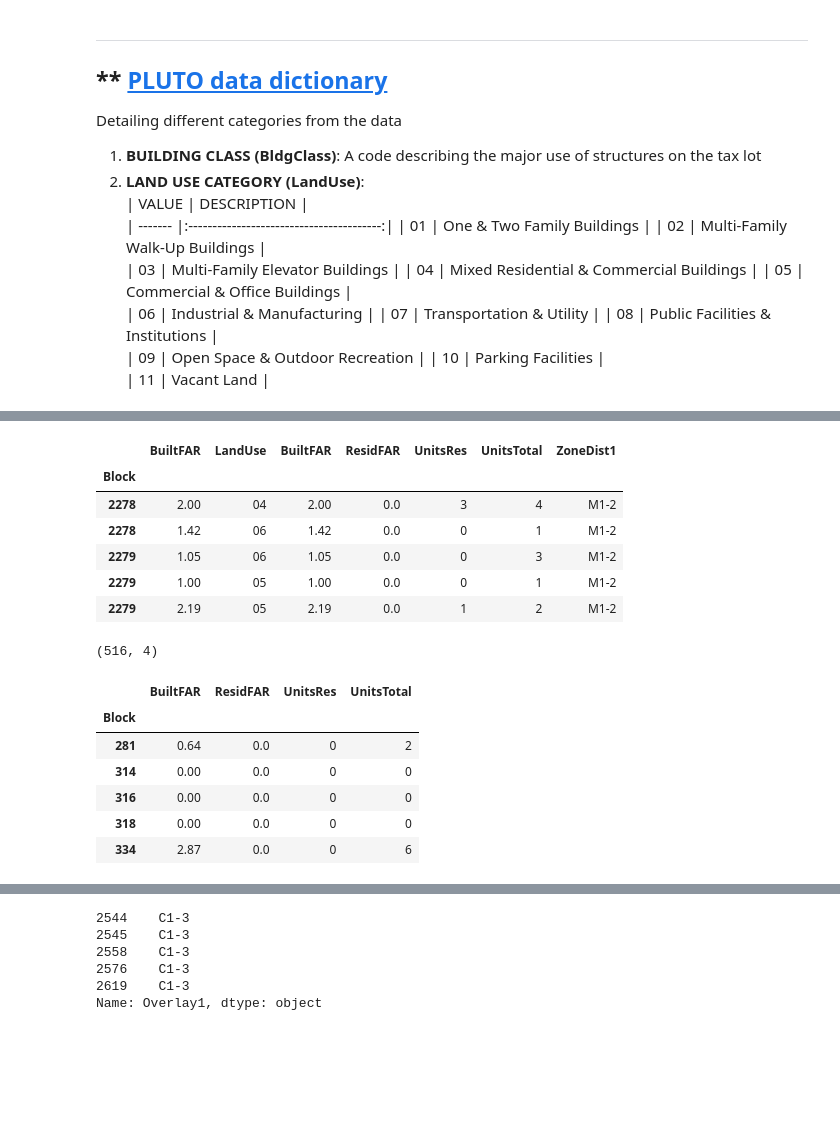
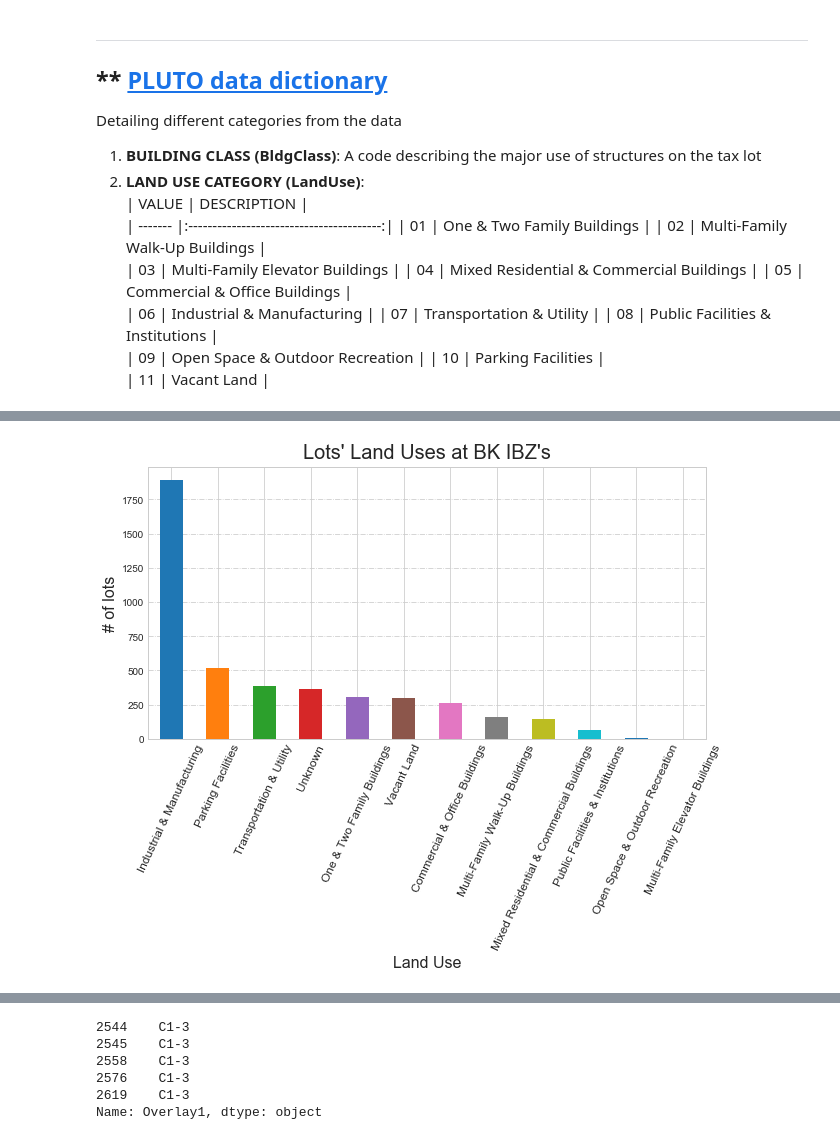
Before and after one commit to drawbrooklyn/IBZ_analysis, a Jupyter notebook: IBZ_analysis.ipynb, the cells around one changed output, grey strips where cells are left out. Drawn from its saved outputs; the diff is of its cells as text; code cells hidden in the pictures; blank space fills up the shorter version.

```diff
--- a/IBZ_analysis.ipynb
+++ b/IBZ_analysis.ipynb
@@ -321,0 +351,19 @@ IBZ_joint.columns
+# %%
+print(list(IBZ_joint.LandUse.unique()))
+
+# renaming LandUse according to the PLUTO dictionary
+IBZ_joint.LandUse = IBZ_joint.LandUse.replace(to_replace=
+                    {'01': 'One & Two Family Buildings',
+                     '02': 'Multi-Family Walk-Up Buildings',
+                     '03': 'Multi-Family Elevator Buildings',
+                     '04': 'Mixed Residential & Commercial Buildings',
+                     '05': 'Commercial & Office Buildings',
+                     '06': 'Industrial & Manufacturing',
+                     '07': 'Transportation & Utility',
+                     '08': 'Public Facilities & Institutions',
+                     '09': 'Open Space & Outdoor Recreation',
+                     '10': 'Parking Facilities',
+                     '11': 'Vacant Land',
+                     '': 'Unknown'})
+
+IBZ_joint.LandUse.unique()
@@ -354,15 +404,0 @@ Index(['Address', 'AssessLand', 'AssessTot', 'BBL', 'BldgArea', 'BldgClass',
-# %%
-# renaming LandUse according to the PLUTO dictionary
-IBZ_joint.LandUse = IBZ_joint.LandUse.rename({'01': 'One & Two Family Buildings',
-                          '02': 'Multi-Family Walk-Up Buildings',
-                          '03': 'Multi-Family Elevator Buildings',
-                          '04': 'Mixed Residential & Commercial Buildings',
-                          '05': 'Commercial & Office Buildings',
-                          '06': 'Industrial & Manufacturing',
-                          '07': 'Transportation & Utility',
-                          '08': 'Public Facilities & Institutions',
-                          '09': 'Open Space & Outdoor Recreation',
-                          '10': 'Parking Facilities',
-                          '11': 'Vacant Land'})
-
-IBZ_joint.LandUse.unique()
@@ -384,28 +405,12 @@ IBZ_BK_reduced[IBZ_BK_reduced.LandUse == '01'][['BBL','LandUse','BuiltFAR','Resi
-# %%
-IBZ_blocks = IBZ_BK_reduced.set_index('Block')
-IBZ_blocks = IBZ_blocks[['BuiltFAR','LandUse','BuiltFAR','ResidFAR','UnitsRes','UnitsTotal','ZoneDist1']]
-
-IBZ_blocks.head()
-# %% [output]
-|  | BuiltFAR | LandUse | BuiltFAR | ResidFAR | UnitsRes | UnitsTotal | ZoneDist1 |
-| Block |  |  |  |  |  |  |  |
-| 2278 | 2.00 | 04 | 2.00 | 0.0 | 3 | 4 | M1-2 |
-| 2278 | 1.42 | 06 | 1.42 | 0.0 | 0 | 1 | M1-2 |
-| 2279 | 1.05 | 06 | 1.05 | 0.0 | 0 | 3 | M1-2 |
-| 2279 | 1.00 | 05 | 1.00 | 0.0 | 0 | 1 | M1-2 |
-| 2279 | 2.19 | 05 | 2.19 | 0.0 | 1 | 2 | M1-2 |
-# %%
-IBZ_blocks_grouped = IBZ_BK_reduced.groupby('Block').sum()
-IBZ_blocks_grouped = IBZ_blocks_grouped[['BuiltFAR','ResidFAR','UnitsRes','UnitsTotal']]
-
-print(IBZ_blocks_grouped.shape)
-IBZ_blocks_grouped.head()
-# %% [output]
-(516, 4)
-|  | BuiltFAR | ResidFAR | UnitsRes | UnitsTotal |
-| Block |  |  |  |  |
-| 281 | 0.64 | 0.0 | 0 | 2 |
-| 314 | 0.00 | 0.0 | 0 | 0 |
-| 316 | 0.00 | 0.0 | 0 | 0 |
-| 318 | 0.00 | 0.0 | 0 | 0 |
-| 334 | 2.87 | 0.0 | 0 | 6 |
+# %%
+fig = pl.figure(figsize=(10,5))
+ax = fig.add_subplot(111)
+IBZ_joint.LandUse.value_counts().plot(ax=ax, kind='bar')
+
+plt.title("Lots' Land Uses at BK IBZ's", size=20, y=1.01)
+plt.xlabel("Land Use", size=16)
+plt.ylabel("# of lots", size=16)
+plt.xticks(rotation=65, size=12)
+ax.grid(axis='y', linestyle='-.');
+# %% [output]
+[figure, added]
```
Also changed, not shown: parts of 51 cells of this notebook.
